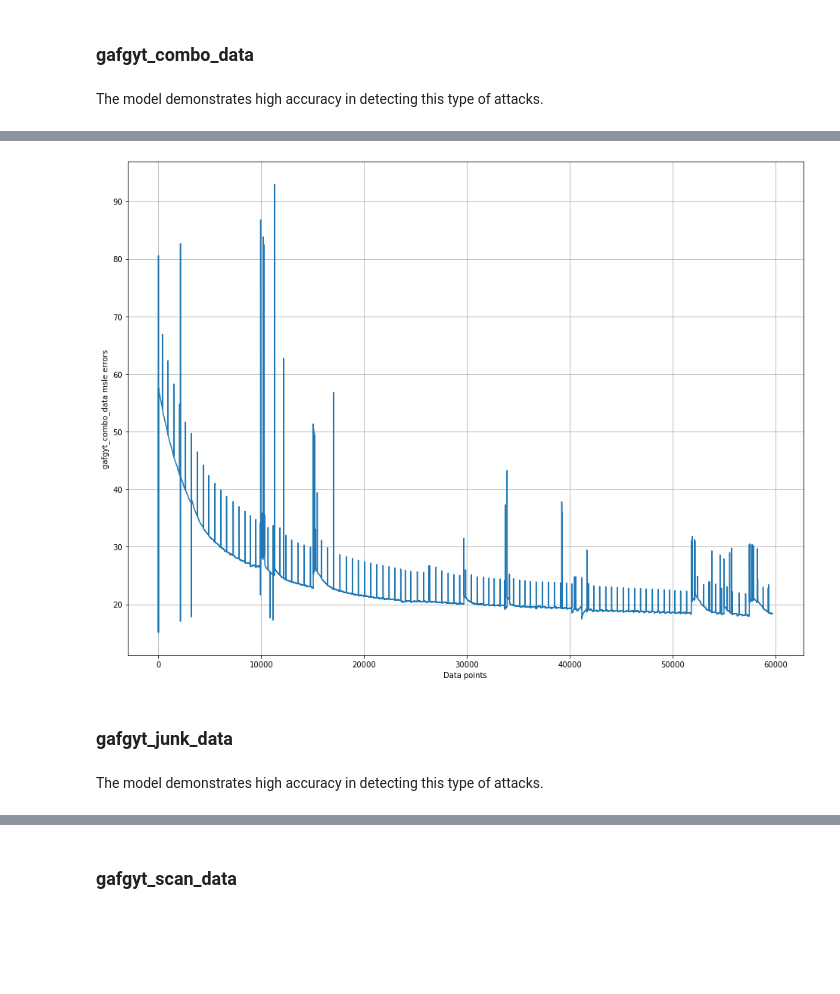
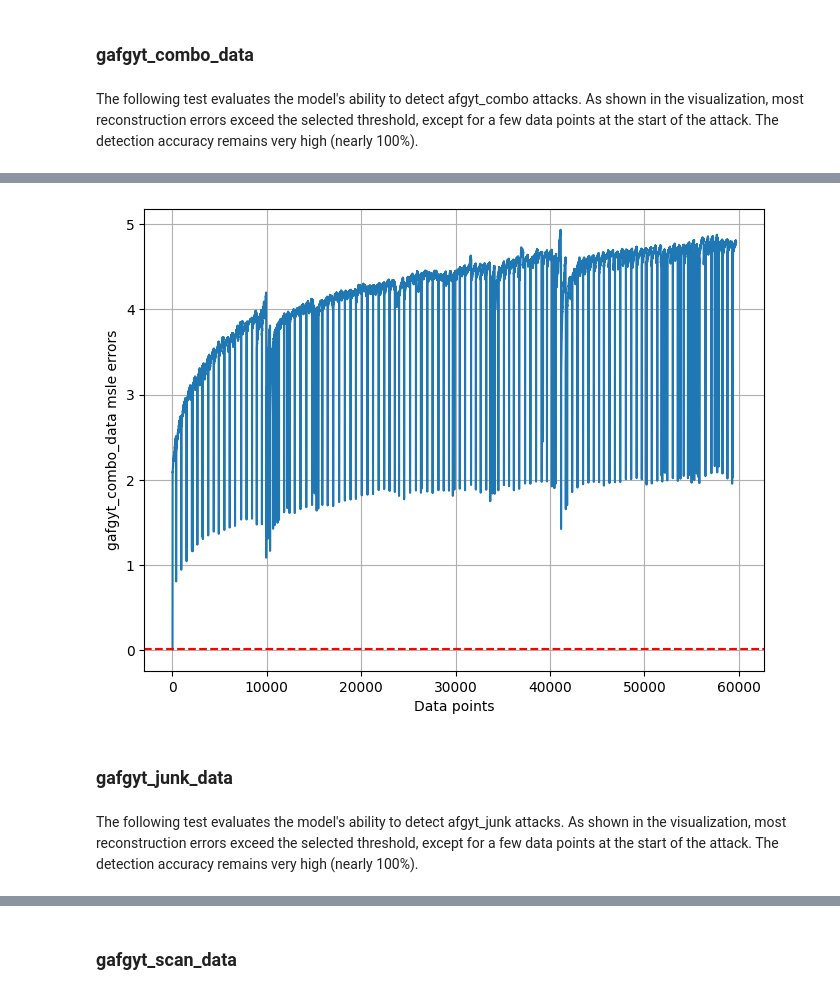
Before and after one commit to doan310a/AnomalyDetection, a Jupyter notebook: AnomalyDetection.ipynb, the cells around one changed output, grey strips where cells are left out. Saved outputs shown, nothing was run; the diff lists cells and outputs as text; code cells hidden in the pictures; blank space fills up the shorter version.

```diff
--- a/AnomalyDetection.ipynb
+++ b/AnomalyDetection.ipynb
@@ -253,3 +308,18 @@ del tmp_df
+# %%
+#combo:
+gafgyt_combo_data_scaled = a_scaler.transform(gafgyt_combo_data)
+
+#junk:
+gafgyt_junk_data_scaled = a_scaler.transform(gafgyt_junk_data)
+
+#scan:
+gafgyt_scan_data_scaled = a_scaler.transform(gafgyt_scan_data)
+
+#tcp:
+gafgyt_tcp_data_scaled = a_scaler.transform(gafgyt_tcp_data)
+
+#udp:
+gafgyt_udp_data_scaled = a_scaler.transform(gafgyt_udp_data)
 # %% [markdown]
 # 3. Create an autoencoder model
 
@@ -311,3 +362,0 @@ def create_autoencode_model(x_train, encoder_layers, decoder_layers):
-# %%
-model = create_autoencode_model(x_train, encoder_layers, decoder_layers)
-model.summary()
@@ -369,9 +376,9 @@ The model will be trained on normal data.
 # %%
 train_history = model.fit(
-    x_train,
-    x_train,
-    epochs=100,
-    #batch_size=512,
-    validation_data=(x_test, x_test)
+    x_train_scaled,
+    x_train_scaled,
+    epochs=20,
+    batch_size=512,
+    validation_data=(x_test_scaled, x_test_scaled)
 )
 # %% [output]
@@ -440,5 +422,10 @@ Here, the threshold is determined based on the assumption that 1% of the normal
 # %%
+x_train_reconstruction = model.predict(x_train_scaled)
+# provides losses of individual instances
+x_train_reconstruction_errors = tf.keras.losses.msle(x_train_reconstruction, x_train_scaled)
+
 #percentile
 threshold = np.percentile(x_train_reconstruction_errors, 99)
-print('99 percentiles of the training data: ',threshold)
+#print('99 percentiles of the training data: ',threshold)
+print('The threshold: ',threshold)
 # %% [output]
@@ -607,11 +614,11 @@ mirai_udpplain_data_accuracy_score_prediction:  0.999987802200483
 # %% [markdown]
 ### gafgyt_combo_data
 # %% [markdown]
-The model demonstrates high accuracy in detecting this type of attacks.
+The following test evaluates the model's ability to detect afgyt_combo attacks. As shown in the visualization, most reconstruction errors exceed the selected threshold, except for a few data points at the start of the attack. The detection accuracy remains very high (nearly 100%).
 # %%
-gafgyt_combo_data_prediction= model.predict(gafgyt_combo_data)
+gafgyt_combo_data_prediction= model.predict(gafgyt_combo_data_scaled)
 
-gafgyt_combo_data_prediction_error= tf.keras.losses.msle(gafgyt_combo_data_prediction, gafgyt_combo_data)
+gafgyt_combo_data_prediction_error= tf.keras.losses.msle(gafgyt_combo_data_prediction, gafgyt_combo_data_scaled)
 
 gafgyt_combo_data_prediction_label=get_prediction_label(gafgyt_combo_data_prediction_error, threshold)
 
@@ -619,8 +626,9 @@ gafgyt_combo_data_accuracy_score=accuracy_score(gafgyt_combo_data_prediction_lab
 
 print ('gafgyt_combo_data_accuracy_score_prediction: ', gafgyt_combo_data_accuracy_score)
 
-plt.figure(figsize=(16, 12))
+plt.figure(figsize=(8, 6))
 plt.plot(gafgyt_combo_data_prediction_error)
+plt.axhline(y=threshold, color='r', linestyle='--', label="The selected threshold")  # Horizontal reference line
 plt.xlabel('Data points')
 plt.ylabel('gafgyt_combo_data msle errors')
 plt.grid()
@@ -630,6 +639,6 @@ gafgyt_combo_data_accuracy_score_prediction:  0.9999162731504739
-[figure, old version]
+[figure, new version]
 # %% [markdown]
 ### gafgyt_junk_data
 # %% [markdown]
-The model demonstrates high accuracy in detecting this type of attacks.
+ The following test evaluates the model's ability to detect afgyt_junk attacks. As shown in the visualization, most reconstruction errors exceed the selected threshold, except for a few data points at the start of the attack. The detection accuracy remains very high (nearly 100%).
 # %%
```
Also changed, not shown: parts of 64 cells of this notebook.
